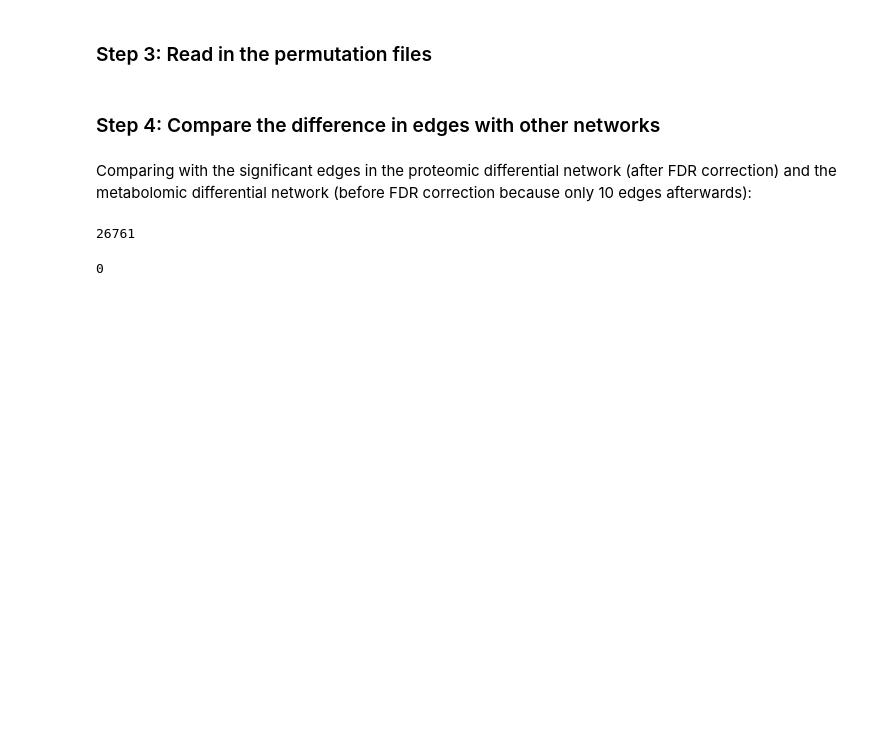
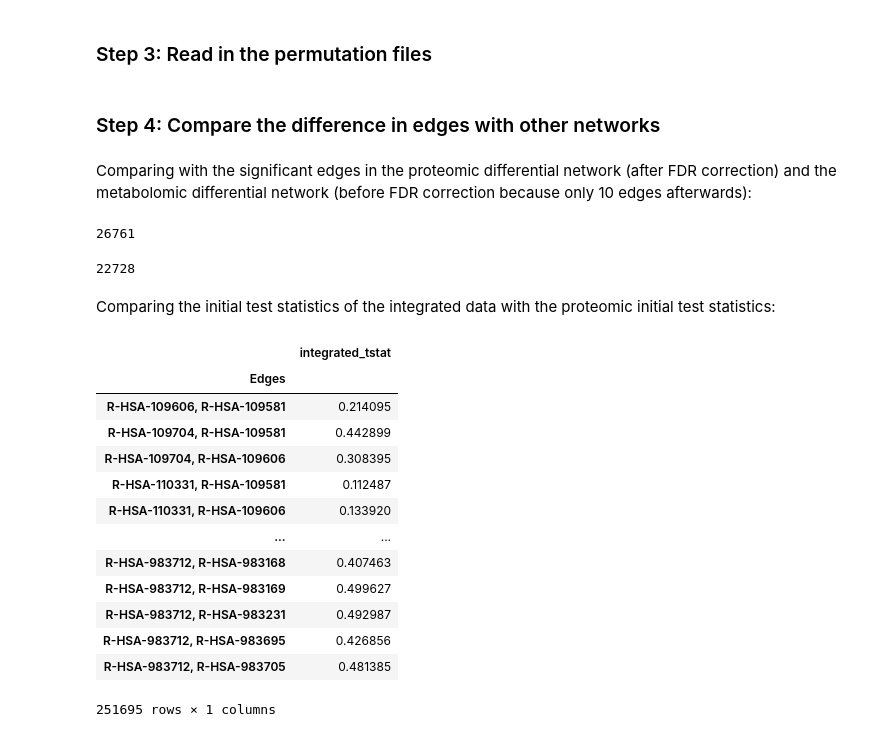
Before and after one commit to j-keung/multiomics-pathway-analysis, a Jupyter notebook: differential_analysis_integrated.ipynb, the cells around one changed output. Saved outputs shown, nothing was run; the diff lists cells and outputs as text; code cells hidden in the pictures; blank space fills up the shorter version.

```diff
--- a/differential_analysis_integrated.ipynb
+++ b/differential_analysis_integrated.ipynb
@@ -184,7 +182,9 @@ len(integrated_edges)
 # %% [output]
 26761
 # %%
-intersection = list(set(proteomic_edges).intersection(list(set(metabolomic_edges))))
+intersection = list(set(proteomic_edges).intersection(list(set(integrated_edges))))
 len(intersection)
 # %% [output]
-0
+22728
+# %% [markdown]
+Comparing the initial test statistics of the integrated data with the proteomic initial test statistics:
@@ -190,0 +200,17 @@ len(intersection)
+# %%
+integrated
+# %% [output]
+|  | integrated_tstat |
+| Edges |  |
+| R-HSA-109606, R-HSA-109581 | 0.214095 |
+| R-HSA-109704, R-HSA-109581 | 0.442899 |
+| R-HSA-109704, R-HSA-109606 | 0.308395 |
+| R-HSA-110331, R-HSA-109581 | 0.112487 |
+| R-HSA-110331, R-HSA-109606 | 0.133920 |
+| ... | ... |
+| R-HSA-983712, R-HSA-983168 | 0.407463 |
+| R-HSA-983712, R-HSA-983169 | 0.499627 |
+| R-HSA-983712, R-HSA-983231 | 0.492987 |
+| R-HSA-983712, R-HSA-983695 | 0.426856 |
+| R-HSA-983712, R-HSA-983705 | 0.481385 |
+251695 rows × 1 columns
```
Also changed, not shown: parts of 20 cells of this notebook, 5 other files.
